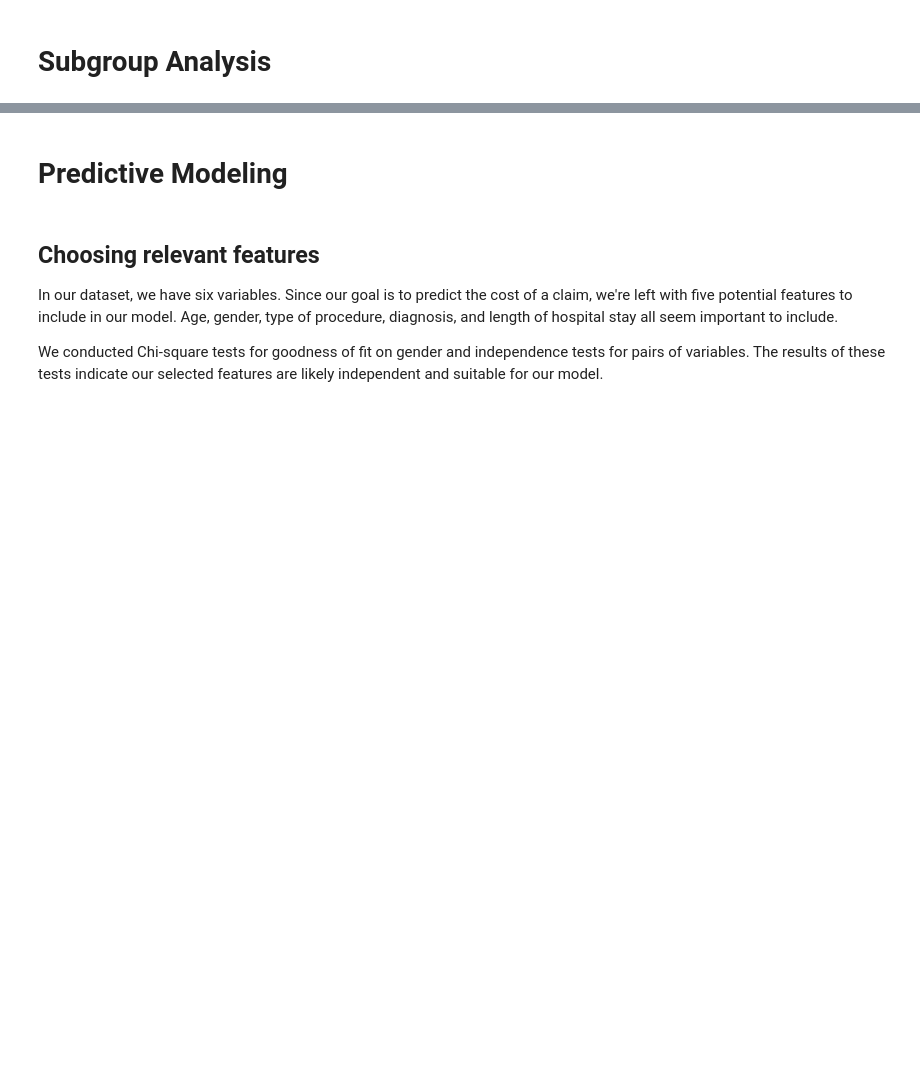
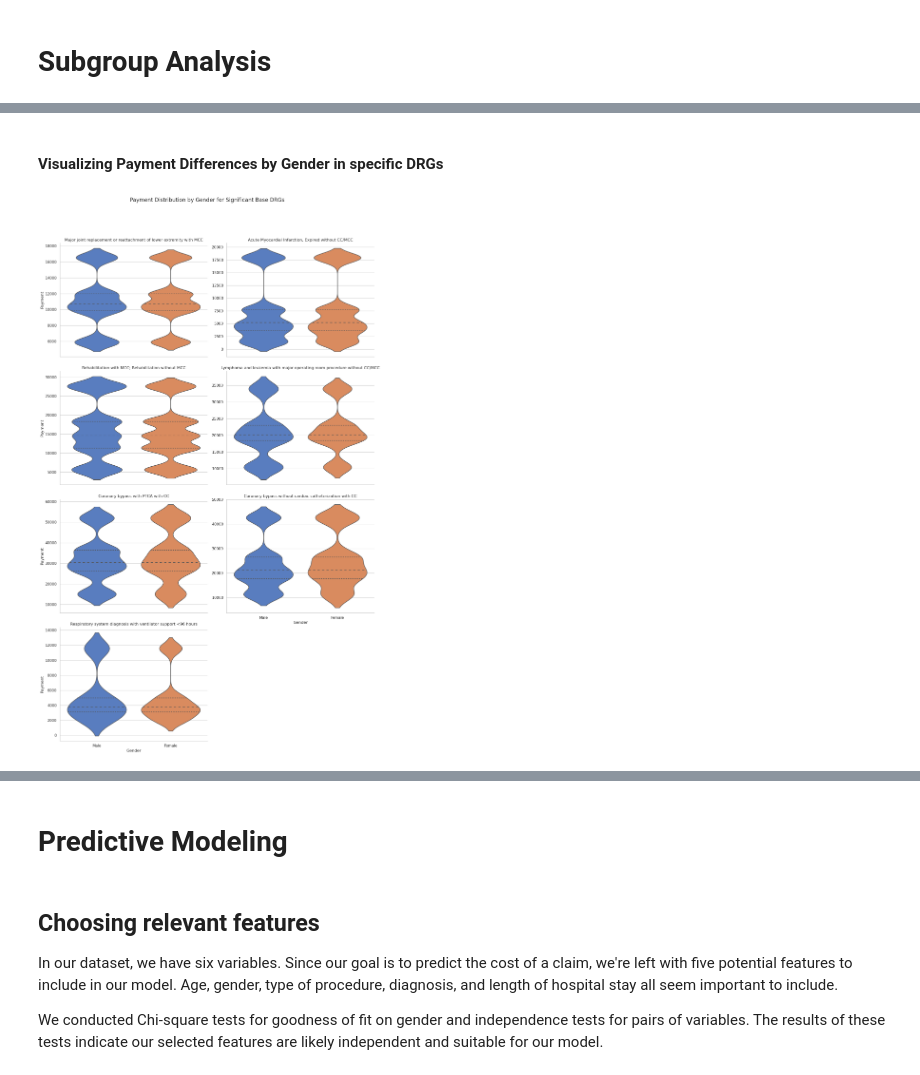
Before and after one commit to ktakinsights/insight-fabricator, a Jupyter notebook: Medicare PUF Report - Data Science Supplemental.ipynb, the cells around one changed output, grey strips where cells are left out. Saved outputs shown, nothing was run; the diff lists cells and outputs as text; code cells hidden in the pictures; blank space fills up the shorter version.

Commit message:
Update to Base report and extension
Base report:
Slight code refactoring

Extension:
Finished the Subgroup analysis.
Added script and csv for easier future filtering/analysis

```diff
--- a/Medicare PUF Report - Data Science Supplemental.ipynb
+++ b/Medicare PUF Report - Data Science Supplemental.ipynb
@@ -58,0 +161,13 @@ High variability of cost, as measured by coefficient of variation.
+# %%
+# t-test and print results
+gender_base_drgs = []
+
+for base_drg in sg_data['base_drg'].unique():
+    subset = sg_data[sg_data['base_drg'] == base_drg]
+    male_payments = subset[subset['gender'] == 'Male']['payment']
+    female_payments = subset[subset['gender'] == 'Female']['payment']
+    t_stat, p_value = ttest_ind(male_payments, female_payments)
+
+    if p_value < 0.05:
+        gender_base_drgs.append((base_drg, subset['descriptor_drg'].iloc[0]))
+        print(f"Base DRG: {base_drg} | t-statistic: {t_stat:.3f} | p-value: {p_value:.3f}")
@@ -58,0 +182,39 @@ High variability of cost, as measured by coefficient of variation.
+# %% [markdown]
+#### Visualizing Payment Differences by Gender in specific DRGs
+# %%
+# Create a DataFrame with only significant base DRGs
+significant_base_drgs_df = sg_data[sg_data['base_drg'].isin([drg[0] for drg in gender_base_drgs])]
+
+# Set up plot aesthetics
+sns.set(style="whitegrid")
+palette = sns.color_palette("muted")
+
+# Create a catplot with violin plots and separate y-axes for each gender
+g = sns.catplot(
+    x="gender",
+    y="payment",
+    col="descriptor_drg",
+    col_wrap=2,
+    data=significant_base_drgs_df,
+    kind="violin",
+    order=["Male", "Female"],
+    palette=palette,
+    scale="width",
+    inner="quartile",
+    sharey=False,
+    height=6,
+    aspect=1.2
+)
+
+# Set axis labels and titles
+g.set_axis_labels("Gender", "Payment")
+g.set_titles(col_template="{col_name}")
+
+# Customize plot appearance
+g.fig.subplots_adjust(top=0.9)
+g.fig.suptitle("Payment Distribution by Gender for Significant Base DRGs", fontsize=16)
+
+# Display the plot
+plt.show()
+# %% [output]
+[figure, added]
```
Also changed, not shown: parts of 16 cells of this notebook, 3 other files.
